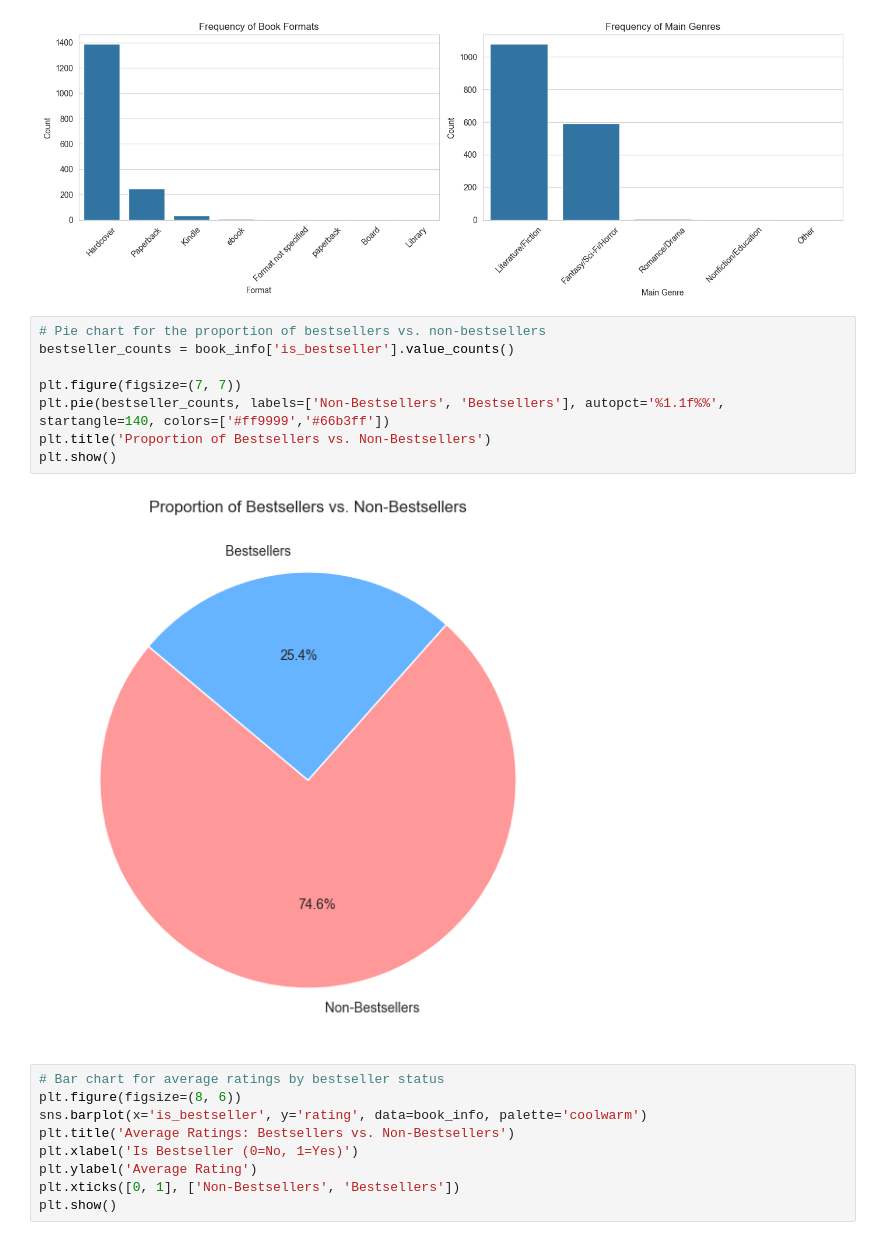
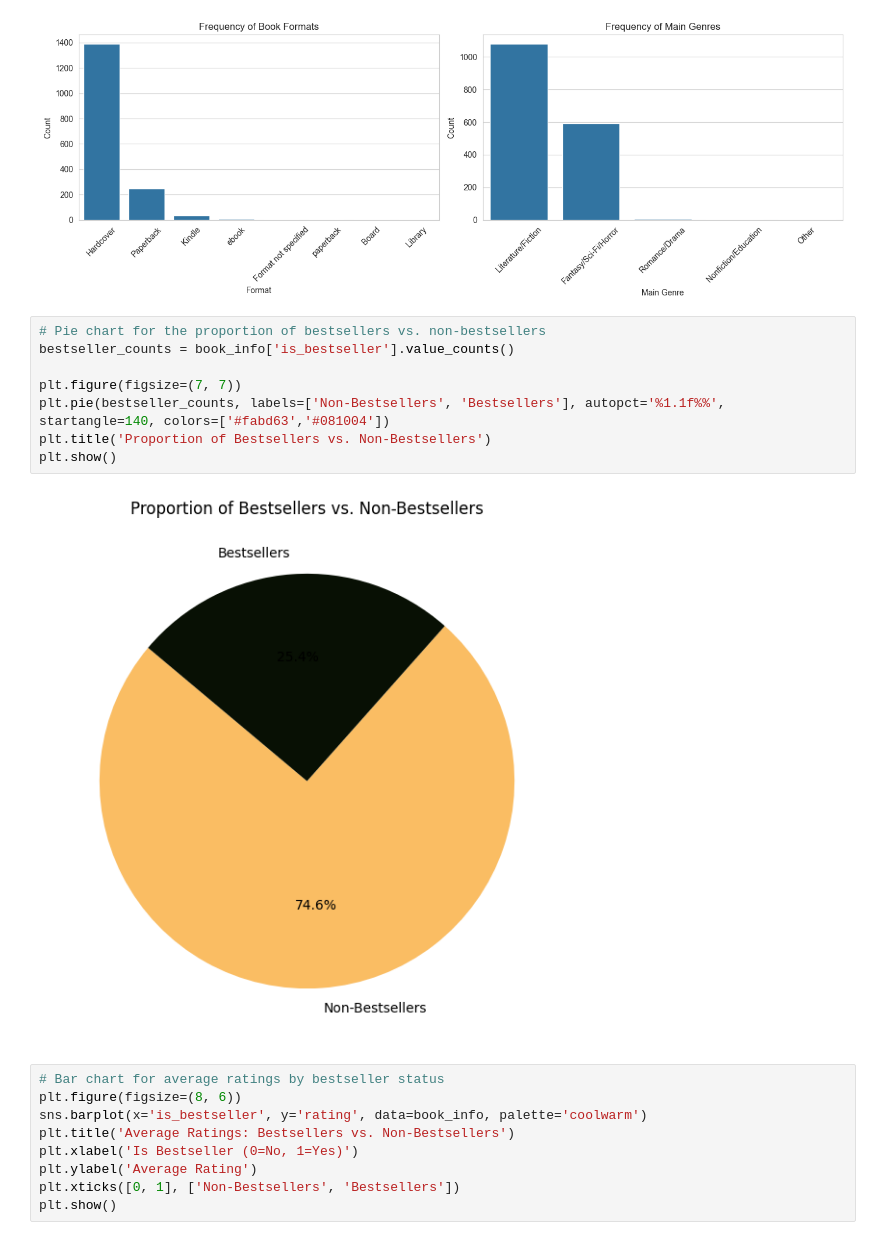
Before and after one commit to txiao9331/EmoLit, a Jupyter notebook: EDA&Tableau/EDA.ipynb, the cells around one changed output. Drawn from its saved outputs; the diff is of its cells as text.

```diff
--- a/EDA&Tableau/EDA.ipynb
+++ b/EDA&Tableau/EDA.ipynb
@@ -165,13 +197,13 @@ plt.show()
 # %%
 # Pie chart for the proportion of bestsellers vs. non-bestsellers
 bestseller_counts = book_info['is_bestseller'].value_counts()
 
 plt.figure(figsize=(7, 7))
-plt.pie(bestseller_counts, labels=['Non-Bestsellers', 'Bestsellers'], autopct='%1.1f%%', startangle=140, colors=['#ff9999','#66b3ff'])
+plt.pie(bestseller_counts, labels=['Non-Bestsellers', 'Bestsellers'], autopct='%1.1f%%', startangle=140, colors=['#fabd63','#081004'])
 plt.title('Proportion of Bestsellers vs. Non-Bestsellers')
 plt.show()
 # %% [output]
-[figure, old version]
+[figure, new version]
 # %%
 # Bar chart for average ratings by bestseller status
 plt.figure(figsize=(8, 6))
```
Also changed, not shown: parts of 41 cells of this notebook, 29 other files.
